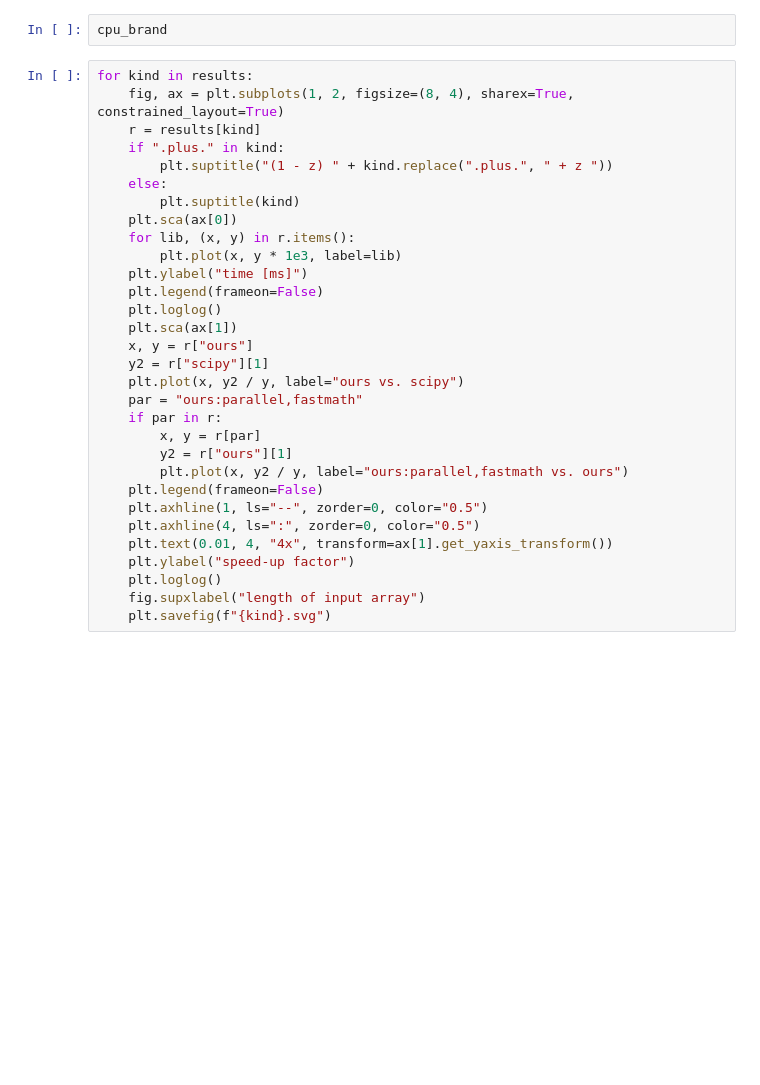
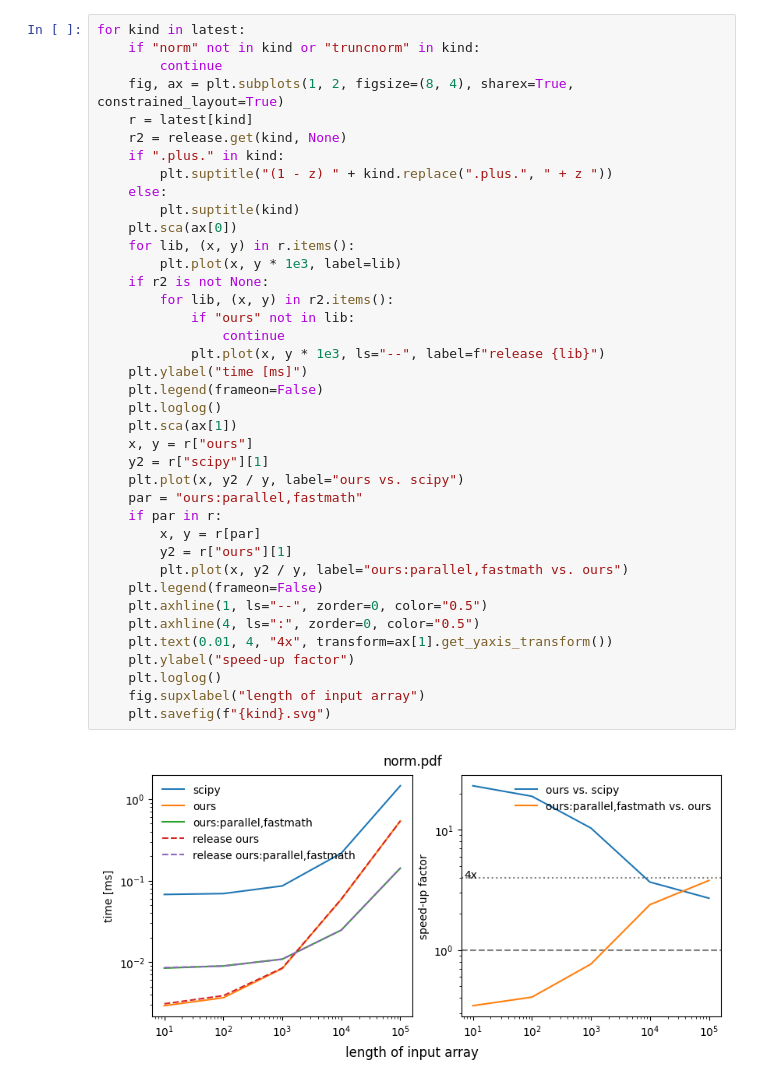
Before and after one commit to HDembinski/numba-stats, a Jupyter notebook: bench/plot.ipynb, the cells around one changed output. Saved outputs shown, nothing was run; the diff lists cells and outputs as text; blank space fills up the shorter version.

```diff
--- a/bench/plot.ipynb
+++ b/bench/plot.ipynb
@@ -32,33 +48,41 @@ for kind in results:
-# %%
-cpu_brand
 # %%
-for kind in results:
+for kind in latest:
+    if "norm" not in kind or "truncnorm" in kind:
+        continue
     fig, ax = plt.subplots(1, 2, figsize=(8, 4), sharex=True, constrained_layout=True)
-    r = results[kind]
+    r = latest[kind]
+    r2 = release.get(kind, None)
     if ".plus." in kind:
         plt.suptitle("(1 - z) " + kind.replace(".plus.", " + z "))
     else:
         plt.suptitle(kind)
     plt.sca(ax[0])
     for lib, (x, y) in r.items():
         plt.plot(x, y * 1e3, label=lib)
+    if r2 is not None:
+        for lib, (x, y) in r2.items():
+            if "ours" not in lib:
+                continue
+            plt.plot(x, y * 1e3, ls="--", label=f"release {lib}")
     plt.ylabel("time [ms]")
     plt.legend(frameon=False)
     plt.loglog()
     plt.sca(ax[1])
     x, y = r["ours"]
     y2 = r["scipy"][1]
     plt.plot(x, y2 / y, label="ours vs. scipy")
     par = "ours:parallel,fastmath"
     if par in r:
         x, y = r[par]
         y2 = r["ours"][1]
         plt.plot(x, y2 / y, label="ours:parallel,fastmath vs. ours")
     plt.legend(frameon=False)
     plt.axhline(1, ls="--", zorder=0, color="0.5")
     plt.axhline(4, ls=":", zorder=0, color="0.5")
     plt.text(0.01, 4, "4x", transform=ax[1].get_yaxis_transform())
     plt.ylabel("speed-up factor")
     plt.loglog()
     fig.supxlabel("length of input array")
     plt.savefig(f"{kind}.svg")
+# %% [output]
+[figure, added]
```
Also changed, not shown: parts of 2 cells of this notebook, 18 other files.
